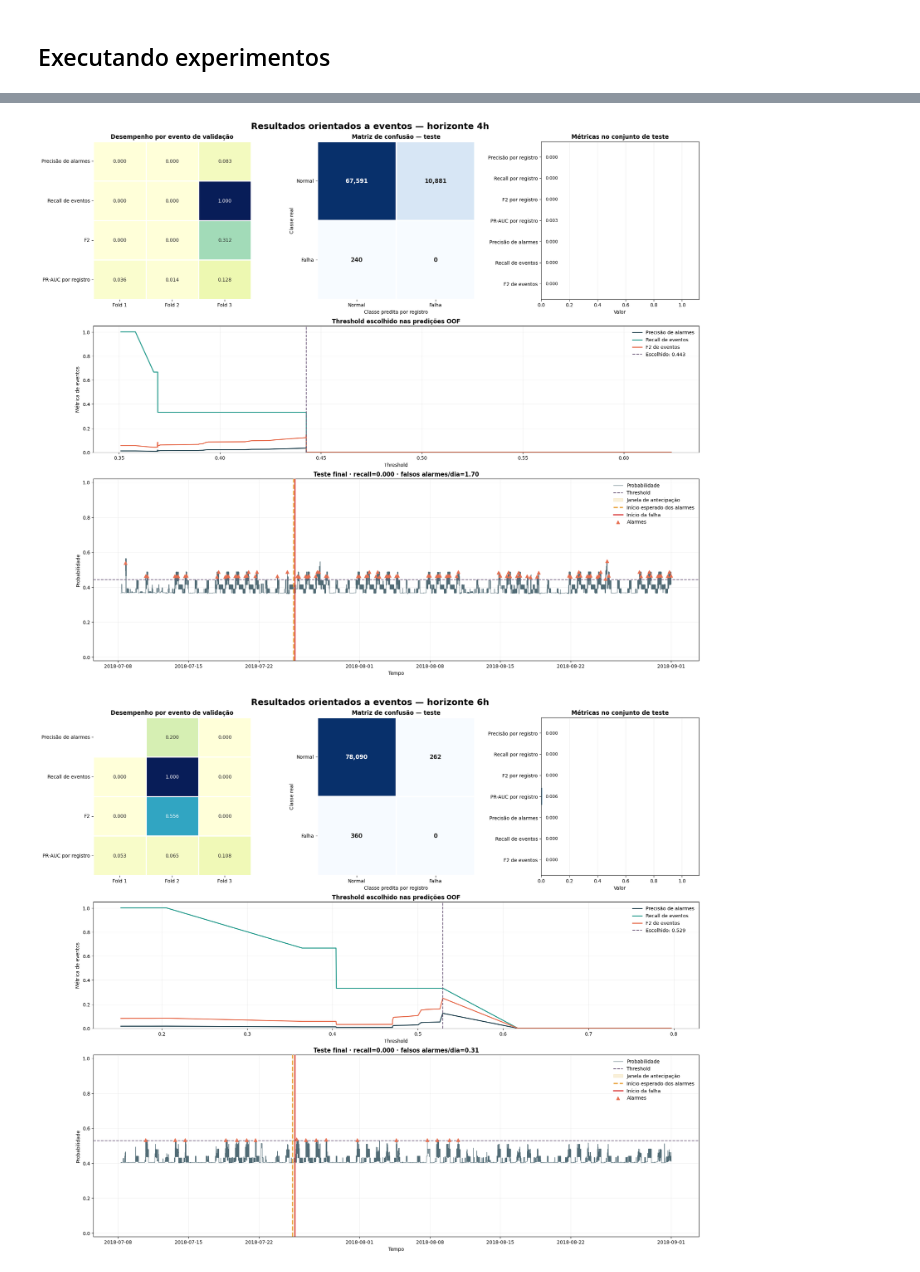
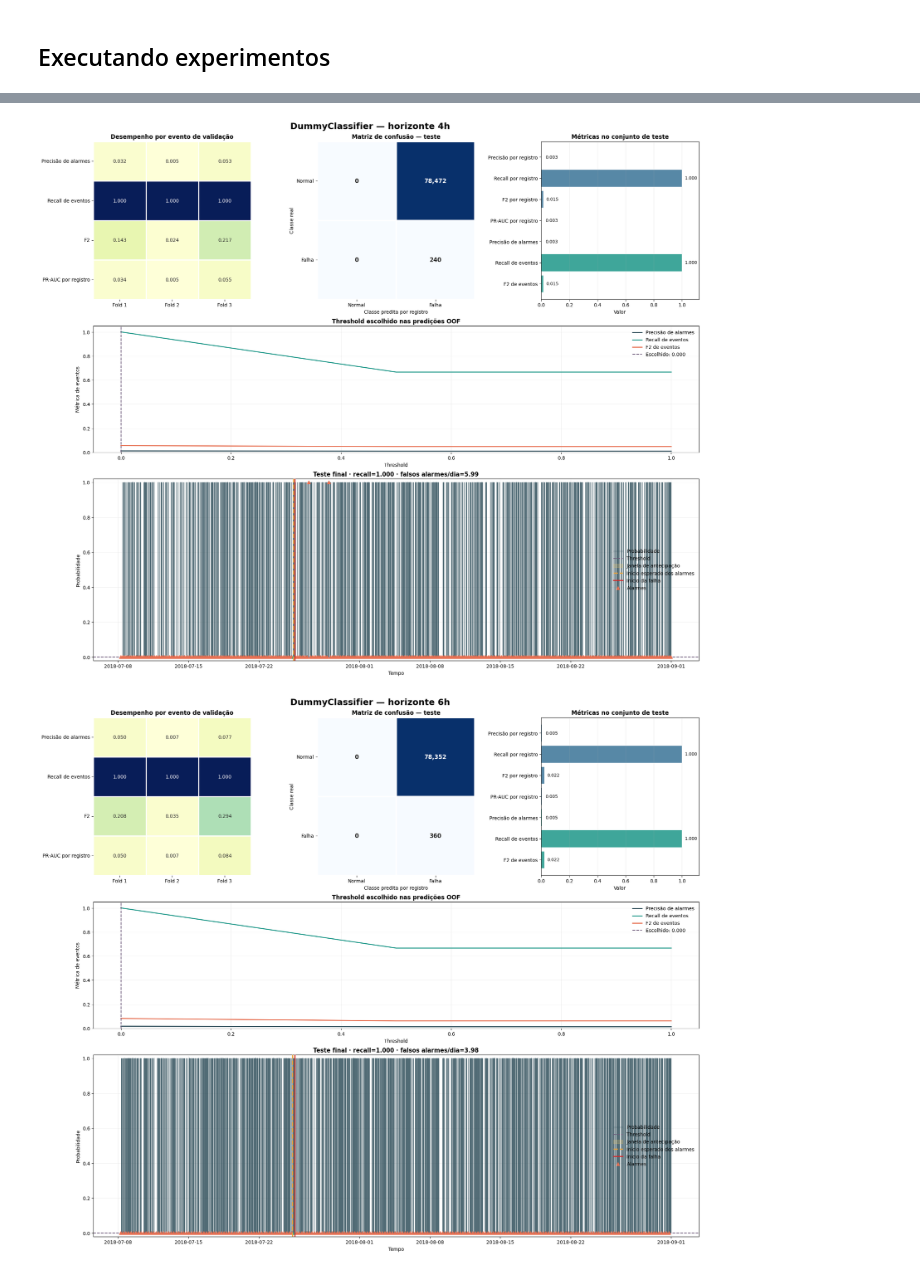
Before and after one commit to MiguelPim01/ps-industriall-estagio-ml, a Jupyter notebook: notebooks/08_model.ipynb, the cells around one changed output, grey strips where cells are left out. Cells and saved outputs as stored; diff of their text form; code cells hidden in the pictures.

```diff
--- a/notebooks/08_model.ipynb
+++ b/notebooks/08_model.ipynb
@@ -1358,7 +1547,15 @@ Iremos utilizar o dataset já produzido na etapa de engenharia de features.
 # %%
 data_path = Path("../feature_datasets/")
 
-resultados = {}
+nomes_modelos = [
+    "DummyClassifier",
+    "LogisticRegression",
+    "XGBoost",
+]
+resultados = {
+    nome_modelo: {}
+    for nome_modelo in nomes_modelos
+}
 
 feature_files = sorted(
     data_path.glob("feature_df_*.csv"),
@@ -1373,8 +1570,6 @@ max_horizon = max(
 
 for f in feature_files:
     label = f.stem.removeprefix("feature_df_")
-    print(f"Executando experimento para {label}...")
-
     print(f"Carregando {f.name}...")
     feature_df = pd.read_csv(f, index_col="timestamp", parse_dates=True)
 
@@ -1388,12 +1583,17 @@ for f in feature_files:
         random_state=42,
     )
 
-    resultado = executar_experimento_xgboost(
-        df=feature_df,
-        config=config,
-    )
-
-    resultados[label] = resultado
-
-    print(f"Experimento para {label} concluído.")
+    for nome_modelo in nomes_modelos:
+        print(
+            f"Executando {nome_modelo} para {label}..."
+        )
+        resultado = executar_experimento(
+            df=feature_df,
+            config=config,
+            nome_modelo=nome_modelo,
+        )
+        resultados[nome_modelo][label] = resultado
+        print(
+            f"{nome_modelo} para {label} concluído."
+        )
 # %% [output]
@@ -1412,6 +1630,6 @@ Experimento para 6h concluído.
 # %%
-for label in sorted(resultados, key=pd.Timedelta):
-    resultado = resultados[label]
+for label in sorted(resultados["DummyClassifier"], key=pd.Timedelta):
+    resultado = resultados["DummyClassifier"][label]
     print(f"Resultados para {label}:")
 
     plotar_resultados_modelo(resultado, label)
@@ -1425,2 +1643,2 @@ Resultados para 6h:
-[figure, old version]
+[figure, new version]
-[figure, old version]
+[figure, new version]
```
Also changed, not shown: parts of 17 cells of this notebook, 6 other files.
